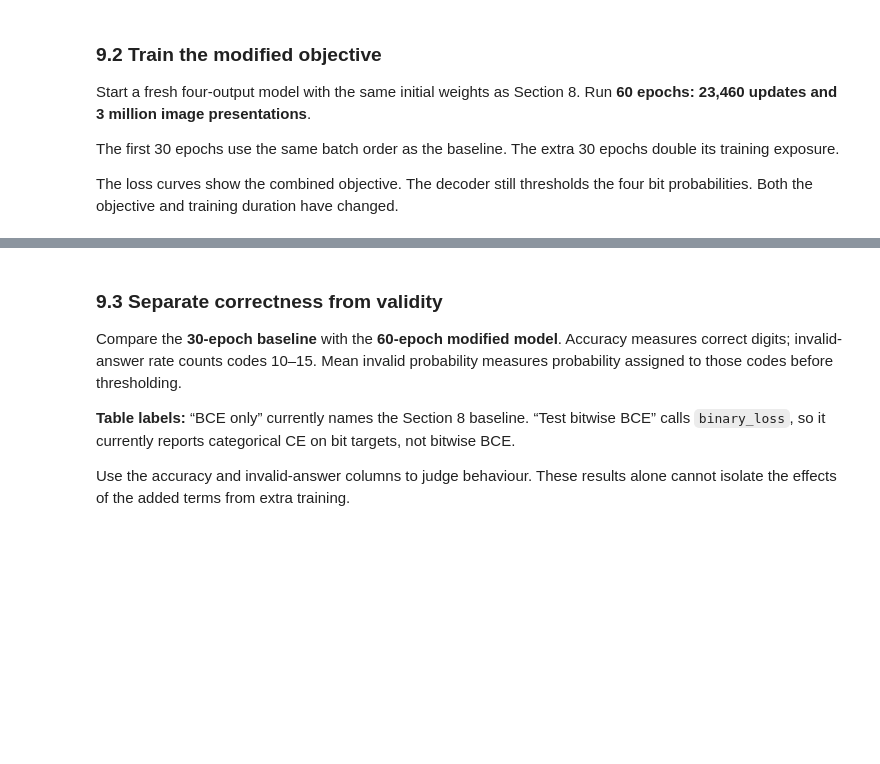
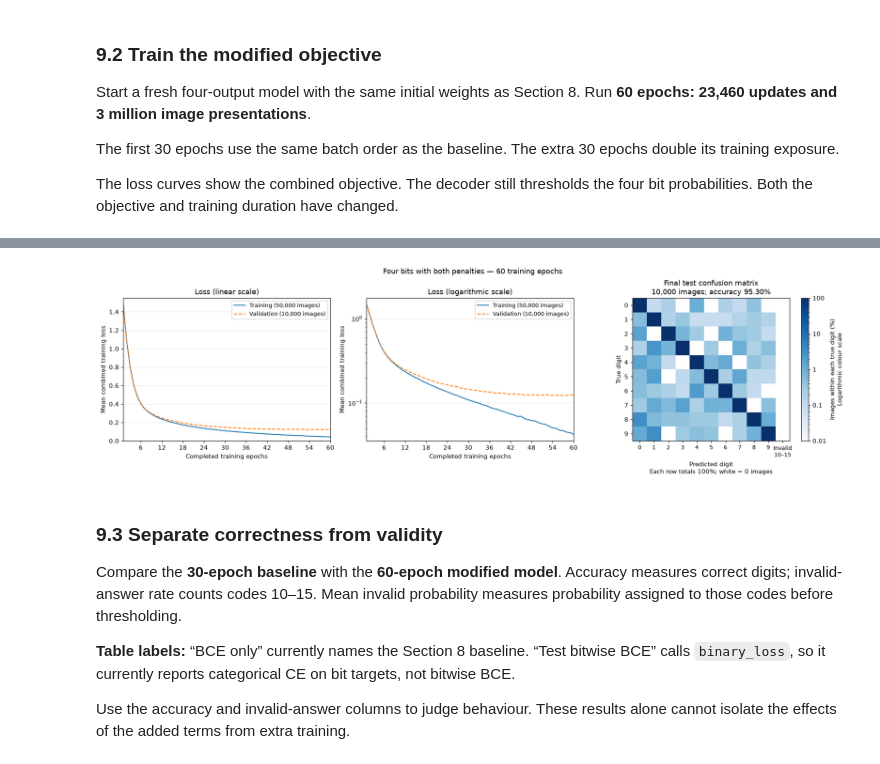
Before and after one commit to OlCrock/DAML, a Jupyter notebook: CP6/Week7_Workshop_Fixed.ipynb, the cells around one changed output, grey strips where cells are left out. Cells and saved outputs as stored; diff of their text form; code cells hidden in the pictures; blank space fills up the shorter version.

```diff
--- a/CP6/Week7_Workshop_Fixed.ipynb
+++ b/CP6/Week7_Workshop_Fixed.ipynb
@@ -909,8 +918,8 @@ BCE_PENALTY_WEIGHT = 1.0       # Strength of the squared image-BCE term.
 def invalid_probability(output):
     probabilities = output.sigmoid()  # Convert raw bit scores to probabilities before combining them.
     p8 = probabilities[:, 0]          # : selects every image; column 0 is the 8-bit.
-    p4 = ## FINISH_ME ##
-    p2 = ## FINISH_ME ##
+    p4 = probabilities[:, 1]          # : selects every image; column 1 is the 4-bit.
+    p2 = probabilities[:, 2]          # : selects every image; column 2 is the 2-bit.
     return p8 * (1 - (1 - p4) * (1 - p2))  # 8-bit on AND (4-bit on OR 2-bit on).
 
 
@@ -919,7 +928,7 @@ def bce_per_image(output, labels):
     targets = labels_to_bits(labels)
 
     # Hint: Use nn.functional.binary_cross_entropy_with_logits to compute the binary cross-entropy loss for each bit, without reducing (averaging) the losses.
-    bit_losses = nn.## FINISH_ME ##(output, targets, reduction="none")
+    bit_losses = nn.functional.binary_cross_entropy_with_logits(output, targets, reduction="none")
 
     return bit_losses.mean(dim=1)  # Keep one BCE per image by averaging only over its four bits.
 
@@ -933,7 +942,7 @@ def constrained_loss(output, labels):
 
     # Combine the THREE loss terms, weighting the image-BCE and invalid-code terms to control their influence on the total loss.
     # Make sure to use the constants defined above for the weights of the BCE and invalid-code terms.
-    return ## FINISH_ME ##
+    return (IMAGE_LOSS_WEIGHT * label_loss) + (BCE_PENALTY_WEIGHT * image_errors) + (INVALID_PENALTY_WEIGHT * validity_loss)
 # %% [markdown]
 ### 9.2 Train the modified objective
 
@@ -954,7 +979,9 @@ constrained_result = evaluate_classifier(constrained_model, binary_predictions)
 # %%
 # Display the training history and evaluation results for the constrained model, which includes both the image-BCE and invalid-code penalties.
-show_result(## FINISH_ME ##, ## FINISH_ME ##,
+show_result(constrained_history, constrained_result,
             "Four bits with both penalties", "Mean combined training loss", include_invalid=True)
+# %% [output]
+[figure, added]
 # %% [markdown]
 ### 9.3 Separate correctness from validity
 
```
Also changed, not shown: parts of 9 cells of this notebook, 58 other files.
